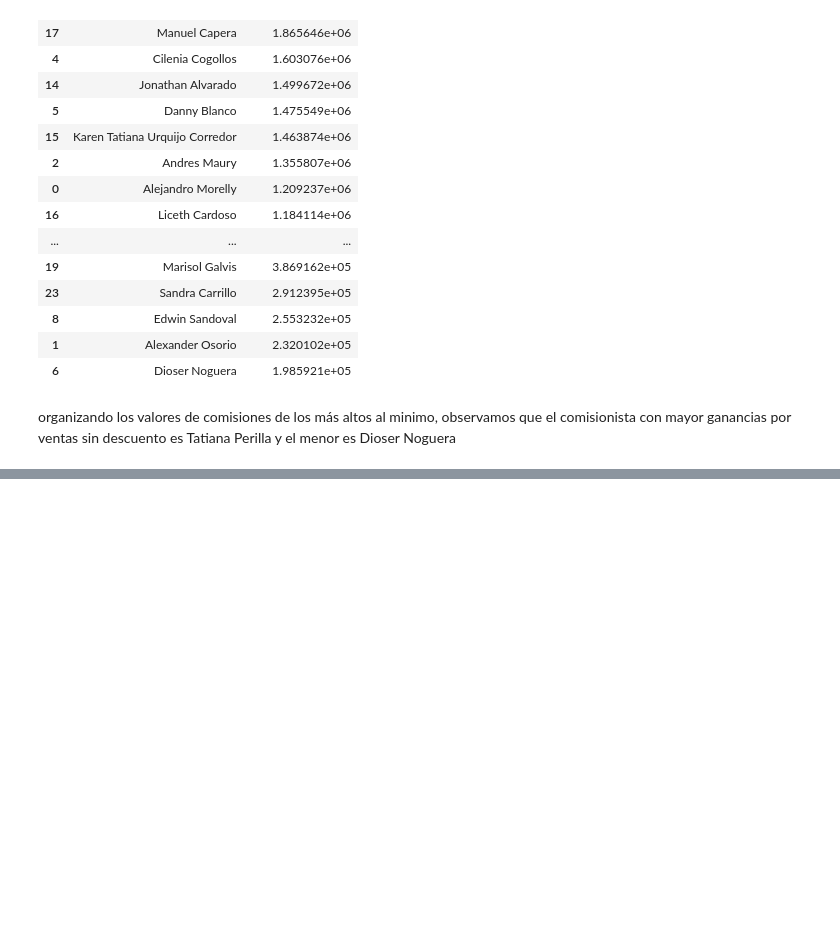
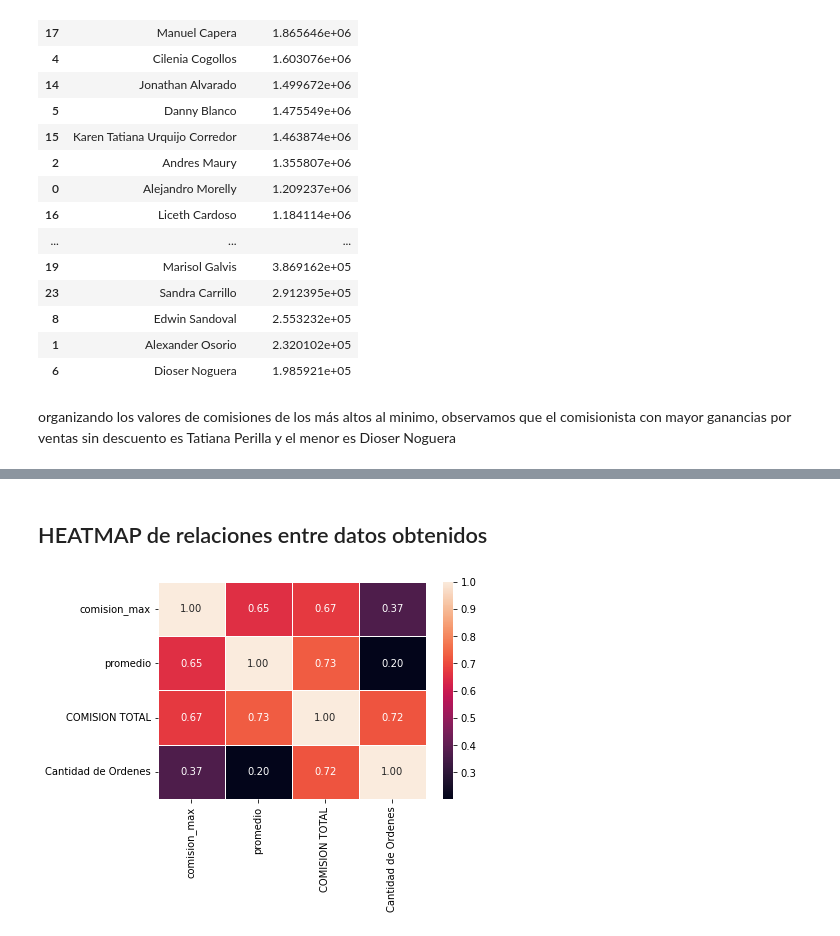
Before and after one commit to AndersonDGueC/data_science_proyects, a Jupyter notebook: frubana/prueba_fruber.ipynb, the cells around one changed output, grey strips where cells are left out. Cells and saved outputs as stored; diff of their text form; code cells hidden in the pictures; blank space fills up the shorter version.

Commit message:
parte visual de frubana terminado

```diff
--- a/frubana/prueba_fruber.ipynb
+++ b/frubana/prueba_fruber.ipynb
@@ -420,0 +388,3 @@ table_result
+# %%
+sumary_cant_venhu=data_com_t.groupby('Nombre del Hunter').agg({'Cantidad de Ordenes':'sum'})
+sumary_cant_venhu.sort_values(by='Cantidad de Ordenes', ascending=False)
@@ -420,0 +414,6 @@ table_result
+# %%
+arr_total_hunt=[sumary_com_hunt_max, sumary_com_hunt_mean, df_hunter_vent_com, sumary_cant_venhu]
+# %%
+from functools import reduce
+df_hunt_total=reduce(lambda left,right: pd.merge(left, right, on=['Nombre del Hunter'], how='outer'), arr_total_hunt)
+df_hunt_total
@@ -420,0 +450,8 @@ table_result
+# %% [markdown]
+## HEATMAP de relaciones entre datos obtenidos
+# %%
+plt.figure()
+sns.heatmap(df_hunt_total.corr(), annot=True, linewidth=0.5, fmt='.2f')
+plt.show()
+# %% [output]
+[figure, added]
```
Also changed, not shown: parts of 20 cells of this notebook.
